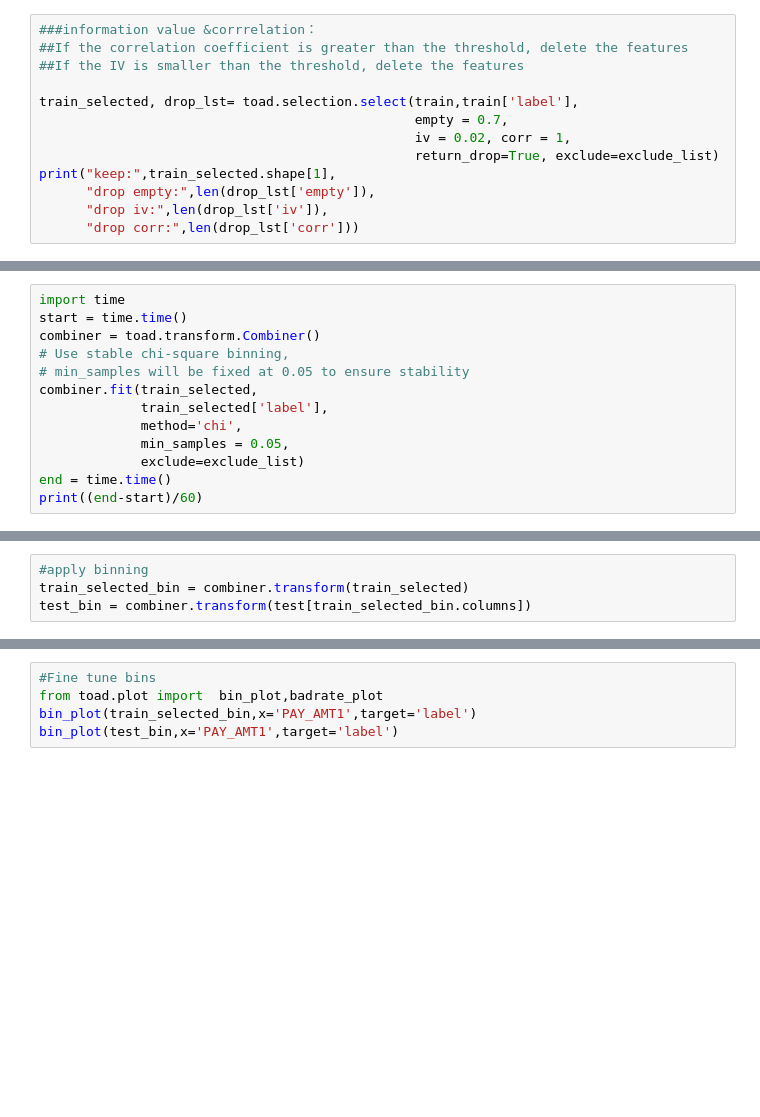
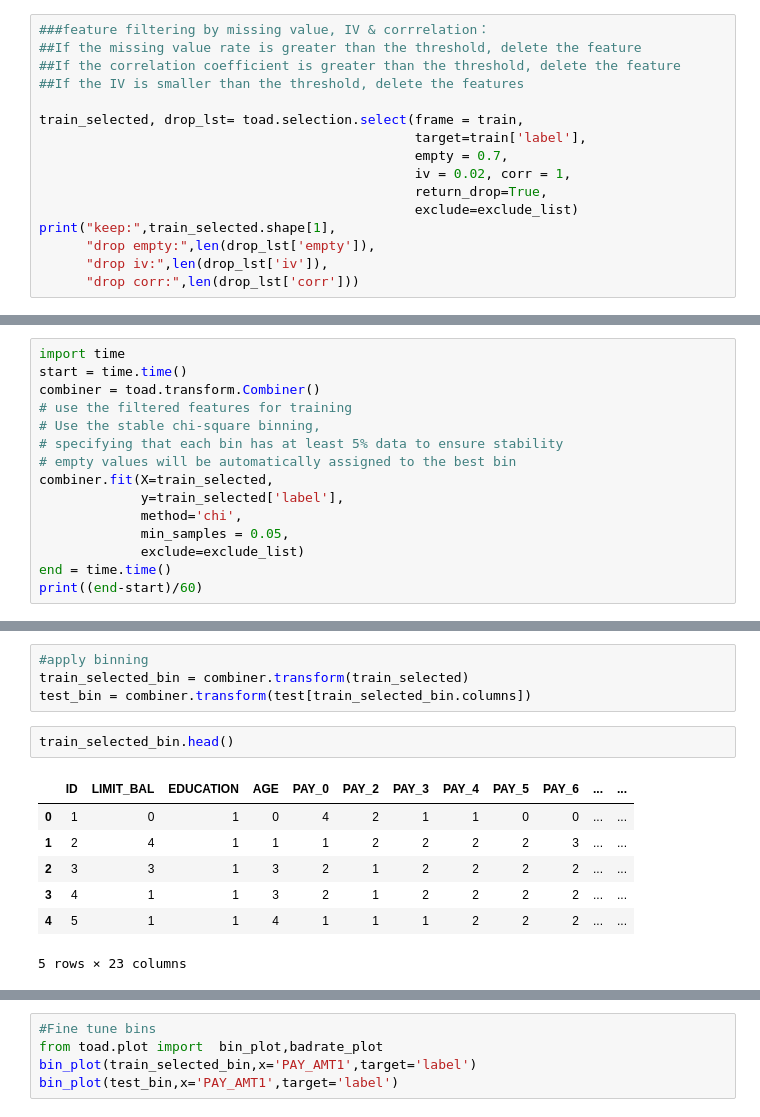
Before and after one commit to BruceYanghy/End-to-End-Guide-to-Building-a-Credit-Scorecard-Using-Machine-Learning, a Jupyter notebook: End-to-End-Guide-to-Building-a-Credit-Scorecard-Using-Machine-Learning.ipynb, the cells around one changed output, grey strips where cells are left out. Saved outputs shown, nothing was run; the diff lists cells and outputs as text; blank space fills up the shorter version.

```diff
--- a/End-to-End-Guide-to-Building-a-Credit-Scorecard-Using-Machine-Learning.ipynb
+++ b/End-to-End-Guide-to-Building-a-Credit-Scorecard-Using-Machine-Learning.ipynb
@@ -167,12 +168,15 @@ def output_iv_importance(train_selected,label_col):
 # %%
-###information value &corrrelation：
-##If the correlation coefficient is greater than the threshold, delete the features
+###feature filtering by missing value, IV & corrrelation：
+##If the missing value rate is greater than the threshold, delete the feature
+##If the correlation coefficient is greater than the threshold, delete the feature
 ##If the IV is smaller than the threshold, delete the features
 
-train_selected, drop_lst= toad.selection.select(train,train['label'],
+train_selected, drop_lst= toad.selection.select(frame = train,
+                                                target=train['label'],
                                                 empty = 0.7,
                                                 iv = 0.02, corr = 1,
-                                                return_drop=True, exclude=exclude_list)
+                                                return_drop=True,
+                                                exclude=exclude_list)
 print("keep:",train_selected.shape[1],
       "drop empty:",len(drop_lst['empty']),
       "drop iv:",len(drop_lst['iv']),
@@ -227,10 +263,12 @@ train_selected.shape
 import time
 start = time.time()
 combiner = toad.transform.Combiner()
-# Use stable chi-square binning,
-# min_samples will be fixed at 0.05 to ensure stability
-combiner.fit(train_selected,
-             train_selected['label'],
+# use the filtered features for training
+# Use the stable chi-square binning,
+# specifying that each bin has at least 5% data to ensure stability
+# empty values will be automatically assigned to the best bin
+combiner.fit(X=train_selected,
+             y=train_selected['label'],
              method='chi',
              min_samples = 0.05,
              exclude=exclude_list)
@@ -284,3 +322,13 @@ bins
 #apply binning
 train_selected_bin = combiner.transform(train_selected)
 test_bin = combiner.transform(test[train_selected_bin.columns])
+# %%
+train_selected_bin.head()
+# %% [output]
+|  | ID | LIMIT_BAL | EDUCATION | AGE | PAY_0 | PAY_2 | PAY_3 | PAY_4 | PAY_5 | PAY_6 | ... | ... |
+| 0 | 1 | 0 | 1 | 0 | 4 | 2 | 1 | 1 | 0 | 0 | ... | ... |
+| 1 | 2 | 4 | 1 | 1 | 1 | 2 | 2 | 2 | 2 | 3 | ... | ... |
+| 2 | 3 | 3 | 1 | 3 | 2 | 1 | 2 | 2 | 2 | 2 | ... | ... |
+| 3 | 4 | 1 | 1 | 3 | 2 | 1 | 2 | 2 | 2 | 2 | ... | ... |
+| 4 | 5 | 1 | 1 | 4 | 1 | 1 | 1 | 2 | 2 | 2 | ... | ... |
+5 rows × 23 columns
```
Also changed, not shown: parts of 37 cells of this notebook.
